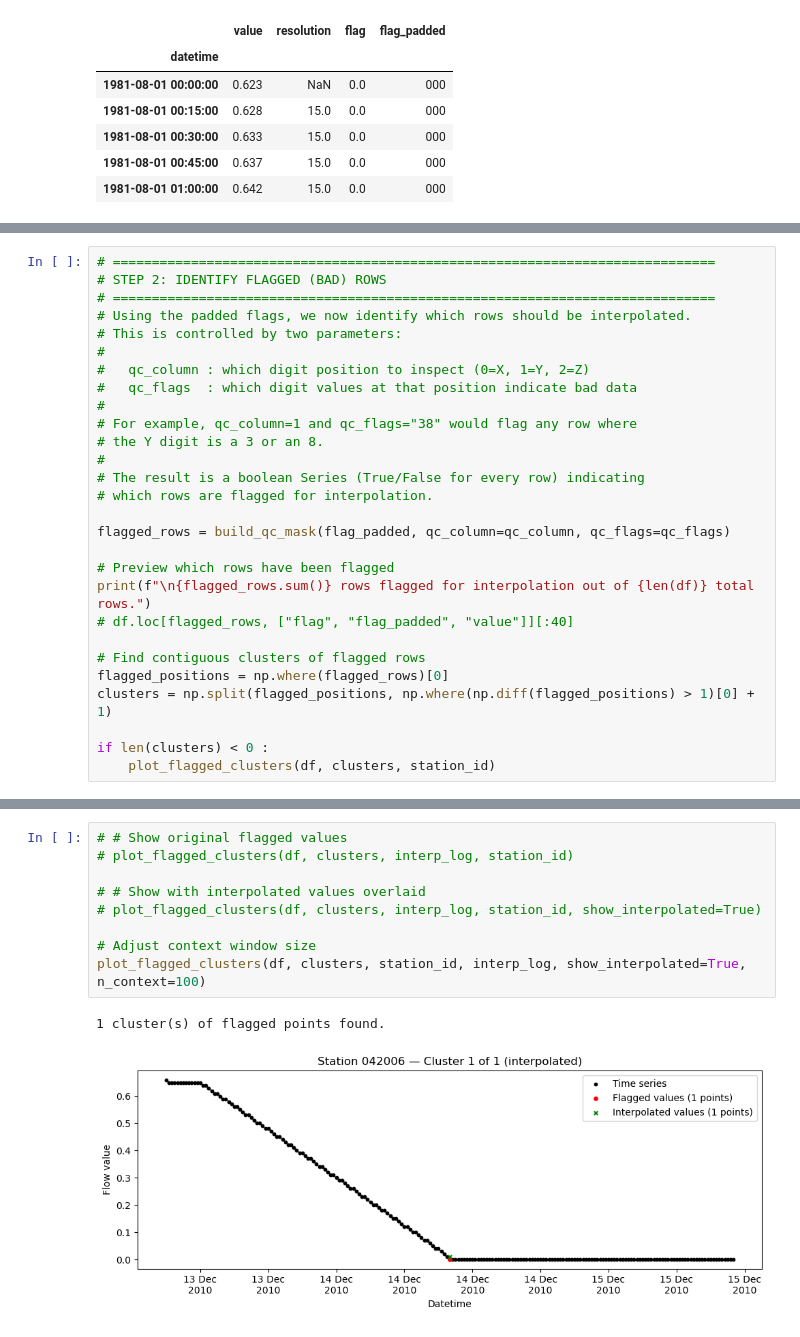
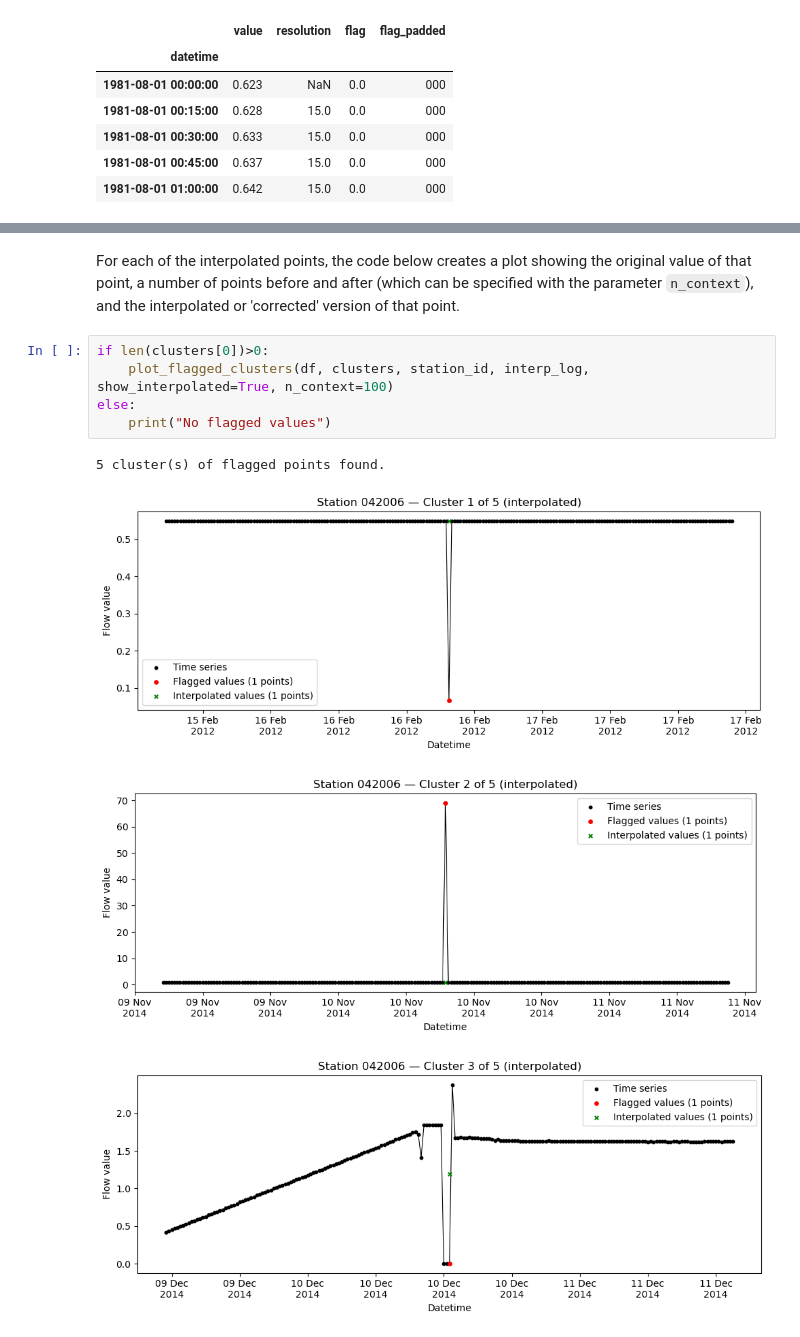
Before and after one commit to masher92/UK-Flow15, a Jupyter notebook: Interpolate.ipynb, the cells around one changed output, grey strips where cells are left out. Cells and saved outputs as stored; diff of their text form.

```diff
--- a/Interpolate.ipynb
+++ b/Interpolate.ipynb
@@ -464,28 +274,0 @@ are isolated events rather than systematic gaps.
-# %%
-# =============================================================================
-# STEP 2: IDENTIFY FLAGGED (BAD) ROWS
-# =============================================================================
-# Using the padded flags, we now identify which rows should be interpolated.
-# This is controlled by two parameters:
-#
-#   qc_column : which digit position to inspect (0=X, 1=Y, 2=Z)
-#   qc_flags  : which digit values at that position indicate bad data
-#
-# For example, qc_column=1 and qc_flags="38" would flag any row where
-# the Y digit is a 3 or an 8.
-#
-# The result is a boolean Series (True/False for every row) indicating
-# which rows are flagged for interpolation.
-
-flagged_rows = build_qc_mask(flag_padded, qc_column=qc_column, qc_flags=qc_flags)
-
-# Preview which rows have been flagged
-print(f"\n{flagged_rows.sum()} rows flagged for interpolation out of {len(df)} total rows.")
-# df.loc[flagged_rows, ["flag", "flag_padded", "value"]][:40]
-
-# Find contiguous clusters of flagged rows
-flagged_positions = np.where(flagged_rows)[0]
-clusters = np.split(flagged_positions, np.where(np.diff(flagged_positions) > 1)[0] + 1)
-
-if len(clusters) < 0 :
-    plot_flagged_clusters(df, clusters, station_id)
@@ -625,12 +344,12 @@ All flagged points were successfully interpolated.
-# %%
-# # Show original flagged values
-# plot_flagged_clusters(df, clusters, interp_log, station_id)
-
-# # Show with interpolated values overlaid
-# plot_flagged_clusters(df, clusters, interp_log, station_id, show_interpolated=True)
-
-# Adjust context window size
-plot_flagged_clusters(df, clusters, station_id, interp_log, show_interpolated=True, n_context=100)
-# %% [output]
-1 cluster(s) of flagged points found.
-[figure, removed]
+# %% [markdown]
+For each of the interpolated points, the code below creates a plot showing the original value of that point, a number of points before and after (which can be specified with the parameter `n_context`), and the interpolated or 'corrected' version of that point.
+# %%
+if len(clusters[0])>0:
+    plot_flagged_clusters(df, clusters, station_id, interp_log, show_interpolated=True, n_context=100)
+else:
+    print("No flagged values")
+# %% [output]
+5 cluster(s) of flagged points found.
+[figure, added]
+[figure, added]
+[figure, added]
```
Also changed, not shown: parts of 26 cells of this notebook, 7 other files.
